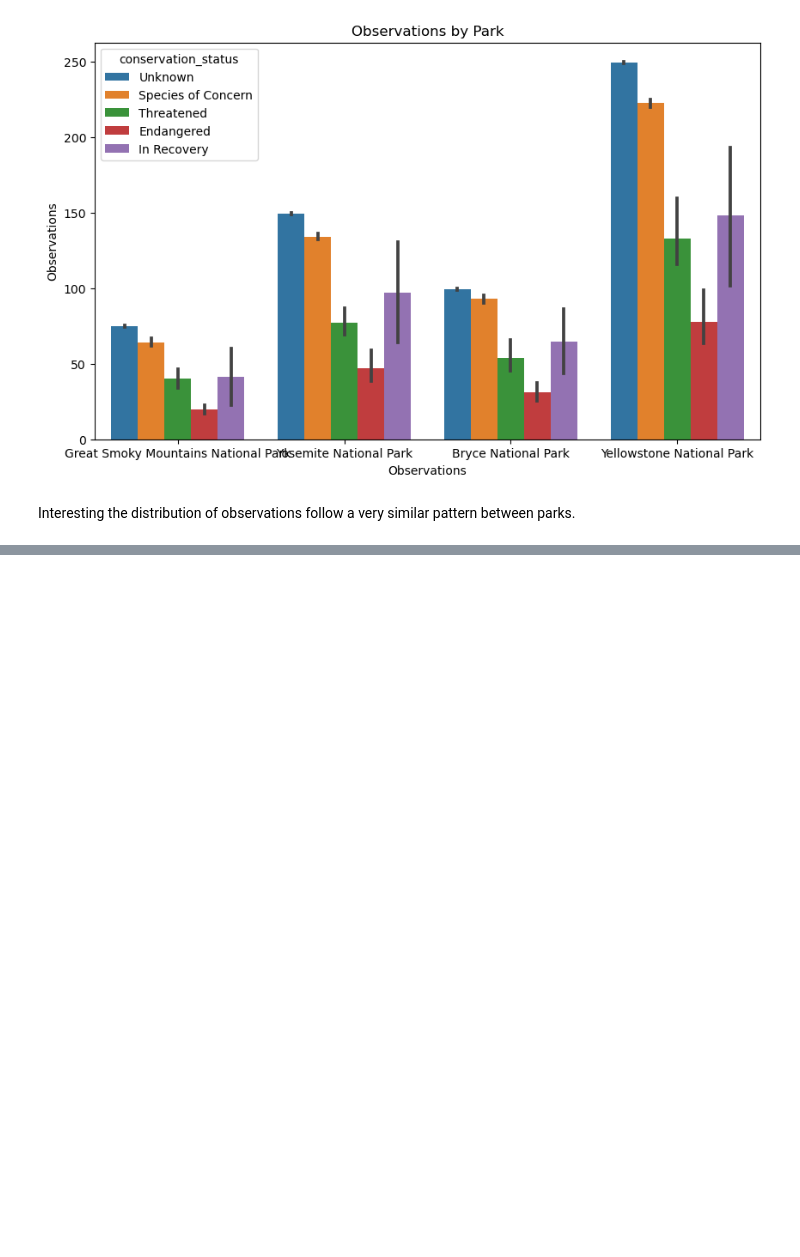
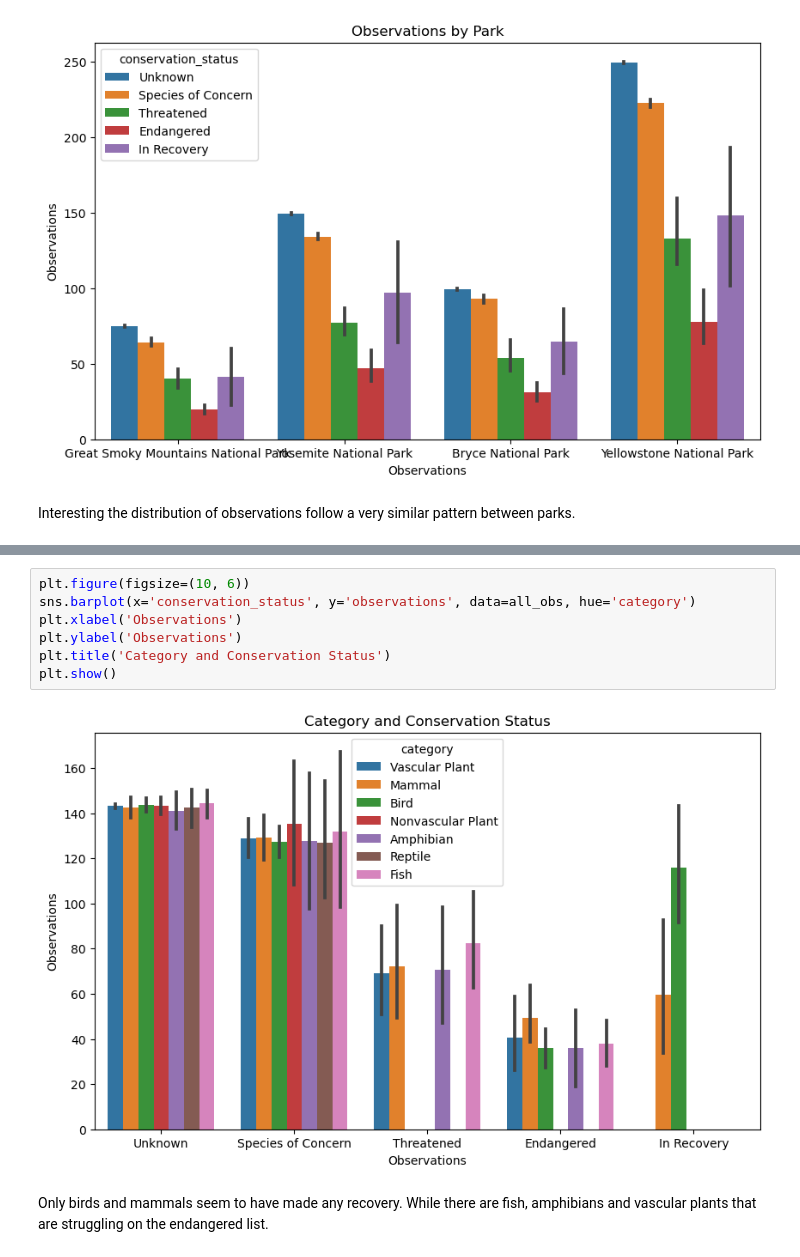
Before and after one commit to davisjustinw/national-parks-biodiversity, a Jupyter notebook: biodiversity.ipynb, the cells around one changed output, grey strips where cells are left out. Saved outputs shown, nothing was run; the diff lists cells and outputs as text; blank space fills up the shorter version.

Commit message:
add conservations status vs category bar plot

```diff
--- a/biodiversity.ipynb
+++ b/biodiversity.ipynb
@@ -160,0 +173,11 @@ Interesting the distribution of observations follow a very similar pattern betwe
+# %%
+plt.figure(figsize=(10, 6))
+sns.barplot(x='conservation_status', y='observations', data=all_obs, hue='category')
+plt.xlabel('Observations')
+plt.ylabel('Observations')
+plt.title('Category and Conservation Status')
+plt.show()
+# %% [output]
+[figure, added]
+# %% [markdown]
+Only birds and mammals seem to have made any recovery.  While there are fish, amphibians and vascular plants that are struggling on the endangered list.
```
Also changed, not shown: parts of 2 cells of this notebook.
